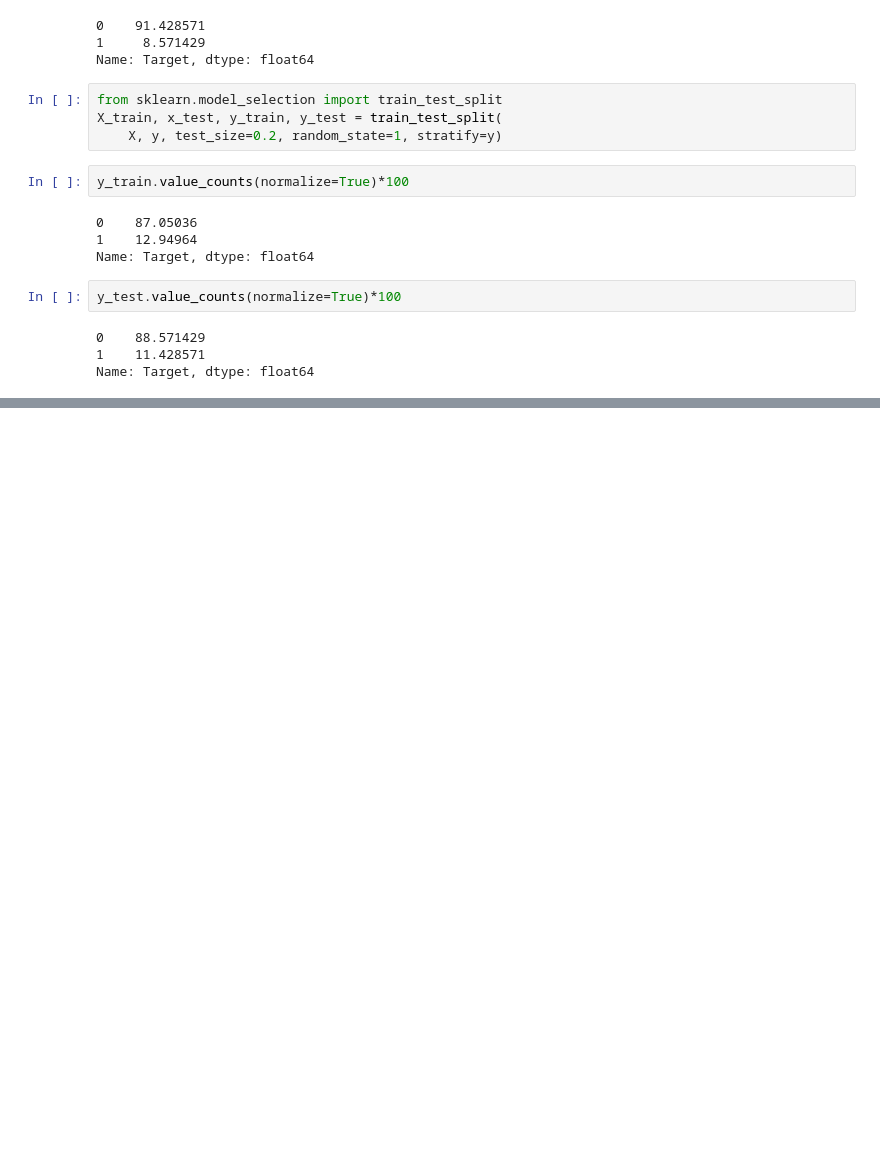
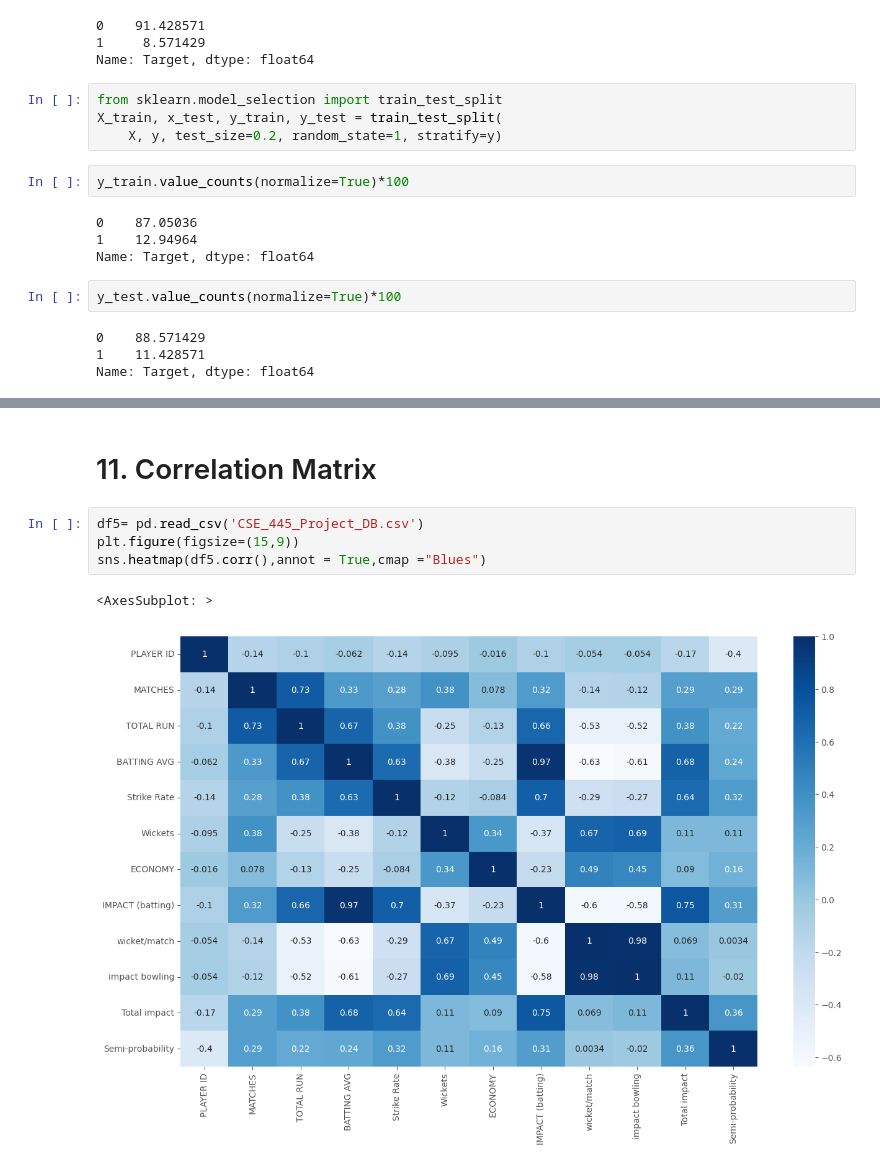
Before and after one commit to n8fury/MVP_Predictor-T20_Mens_Worldcup_2022, a Jupyter notebook: EDA(Exploratory Data Analysis).ipynb, the cells around one changed output, grey strips where cells are left out. Cells and saved outputs as stored; diff of their text form; blank space fills up the shorter version.

Commit message:
added normalization for numerical features and co-relation matrix

```diff
--- a/EDA(Exploratory Data Analysis).ipynb
+++ b/EDA(Exploratory Data Analysis).ipynb
@@ -333,0 +354,9 @@ Name: Target, dtype: float64
+# %% [markdown]
+# 11. Correlation Matrix
+# %%
+df5= pd.read_csv('CSE_445_Project_DB.csv')
+plt.figure(figsize=(15,9))
+sns.heatmap(df5.corr(),annot = True,cmap ="Blues")
+# %% [output]
+<AxesSubplot: >
+[figure, added]
```
Also changed, not shown: parts of 16 cells of this notebook.
